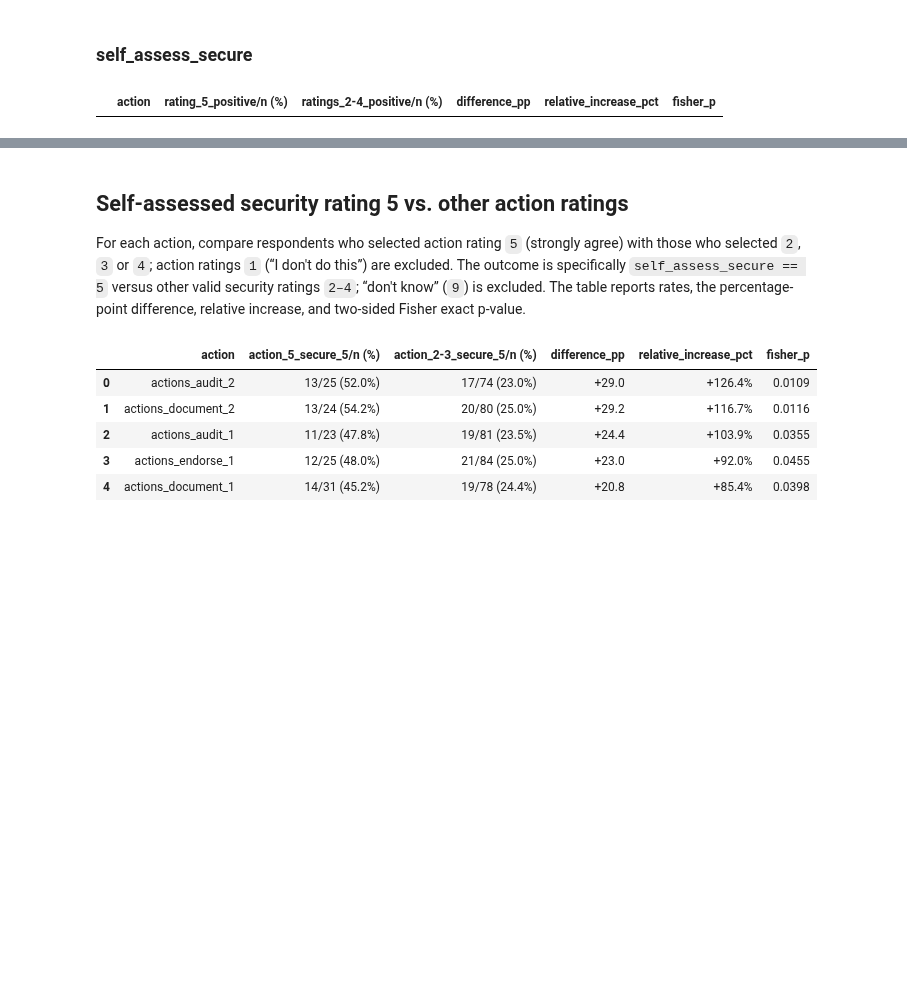
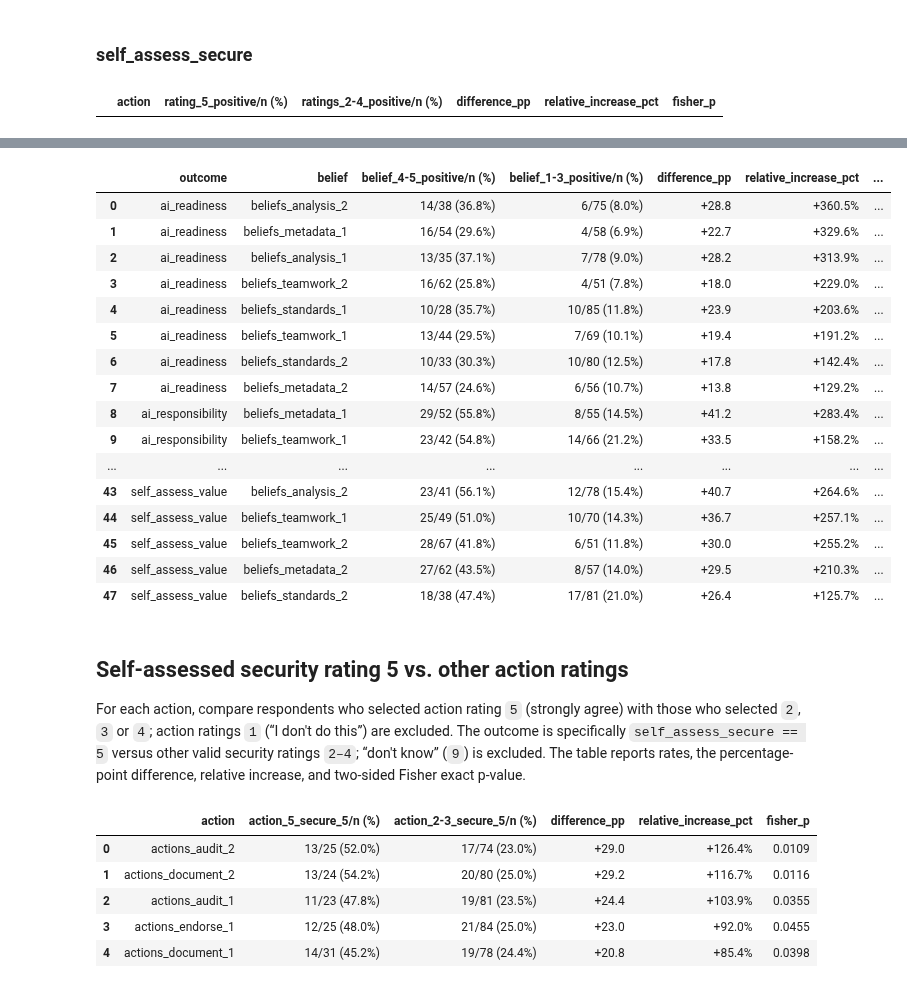
Before and after one commit to Aristotle-Metadata-Enterprises/mast-toolkit-notebooks, a Jupyter notebook: notebooks/dataversity_analysis.ipynb, the cells around one changed output, grey strips where cells are left out. Drawn from its saved outputs; the diff is of its cells as text; code cells hidden in the pictures; blank space fills up the shorter version.

```diff
--- a/notebooks/dataversity_analysis.ipynb
+++ b/notebooks/dataversity_analysis.ipynb
@@ -449,3 +453,101 @@ for outcome_column in outcome_columns:
+# %%
+belief_outcome_rows = []
+outcome_columns = [*ai_outcome_columns, *self_assess_columns]
+
+for belief_column in beliefs_columns:
+    for outcome_column in outcome_columns:
+        paired = completed[[belief_column, outcome_column]].replace(
+            9, float("nan")
+        ).dropna()
+        paired = paired.loc[
+            paired[belief_column].isin([1, 2, 3, 4, 5])
+            & paired[outcome_column].isin([1, 2, 3, 4, 5])
+        ]
+
+        belief_positive = paired[belief_column].isin([4, 5])
+        outcome_positive = paired[outcome_column].isin([4, 5])
+        positive_belief_group = outcome_positive.loc[belief_positive]
+        other_belief_group = outcome_positive.loc[~belief_positive]
+        positive_belief_n = len(positive_belief_group)
+        other_belief_n = len(other_belief_group)
+        positive_belief_rate = (
+            positive_belief_group.mean() if positive_belief_n else float("nan")
+        )
+        other_belief_rate = other_belief_group.mean() if other_belief_n else float("nan")
+
+        if positive_belief_n and other_belief_n:
+            test = fisher_exact(
+                [
+                    [int(positive_belief_group.sum()), positive_belief_n - int(positive_belief_group.sum())],
+                    [int(other_belief_group.sum()), other_belief_n - int(other_belief_group.sum())],
+                ],
+                alternative="two-sided",
+            )
+            p_value = test.pvalue
+        else:
+            p_value = float("nan")
+
+        belief_outcome_rows.append(
+            {
+                "outcome": outcome_column,
+                "belief": belief_column,
+                "belief_4-5_positive/n (%)": (
+                    f"{int(positive_belief_group.sum())}/{positive_belief_n} "
+                    f"({positive_belief_rate:.1%})"
+                    if positive_belief_n
+                    else "0/0 (n/a)"
+                ),
+                "belief_1-3_positive/n (%)": (
+                    f"{int(other_belief_group.sum())}/{other_belief_n} "
+                    f"({other_belief_rate:.1%})"
+                    if other_belief_n
+                    else "0/0 (n/a)"
+                ),
+                "difference_pp": (
+                    (positive_belief_rate - other_belief_rate) * 100
+                    if positive_belief_n and other_belief_n
+                    else float("nan")
+                ),
+                "relative_increase_pct": (
+                    (positive_belief_rate / other_belief_rate - 1) * 100
+                    if positive_belief_n and other_belief_n and other_belief_rate > 0
+                    else float("nan")
+                ),
+                "fisher_p": p_value,
+            }
+        )
+
+belief_outcome_comparison = pd.DataFrame(belief_outcome_rows).sort_values(
+    by=["outcome","relative_increase_pct"], ascending=[True, False], na_position="last"
+)
+display(
+    belief_outcome_comparison.reset_index(drop=True).style.format(
+        {
+            "difference_pp": "{:+.1f}",
+            "relative_increase_pct": "{:+.1f}%",
+            "fisher_p": "{:.3g}"
+        },
+        na_rep="n/a",
+    )
+)
+# %% [output]
+|  | outcome | belief | belief_4-5_positive/n (%) | belief_1-3_positive/n (%) | difference_pp | relative_increase_pct | ... |
+| 0 | ai_readiness | beliefs_analysis_2 | 14/38 (36.8%) | 6/75 (8.0%) | +28.8 | +360.5% | ... |
+| 1 | ai_readiness | beliefs_metadata_1 | 16/54 (29.6%) | 4/58 (6.9%) | +22.7 | +329.6% | ... |
+| 2 | ai_readiness | beliefs_analysis_1 | 13/35 (37.1%) | 7/78 (9.0%) | +28.2 | +313.9% | ... |
+| 3 | ai_readiness | beliefs_teamwork_2 | 16/62 (25.8%) | 4/51 (7.8%) | +18.0 | +229.0% | ... |
+| 4 | ai_readiness | beliefs_standards_1 | 10/28 (35.7%) | 10/85 (11.8%) | +23.9 | +203.6% | ... |
+| 5 | ai_readiness | beliefs_teamwork_1 | 13/44 (29.5%) | 7/69 (10.1%) | +19.4 | +191.2% | ... |
+| 6 | ai_readiness | beliefs_standards_2 | 10/33 (30.3%) | 10/80 (12.5%) | +17.8 | +142.4% | ... |
+| 7 | ai_readiness | beliefs_metadata_2 | 14/57 (24.6%) | 6/56 (10.7%) | +13.8 | +129.2% | ... |
+| 8 | ai_responsibility | beliefs_metadata_1 | 29/52 (55.8%) | 8/55 (14.5%) | +41.2 | +283.4% | ... |
+| 9 | ai_responsibility | beliefs_teamwork_1 | 23/42 (54.8%) | 14/66 (21.2%) | +33.5 | +158.2% | ... |
+| ... | ... | ... | ... | ... | ... | ... | ... |
+| 43 | self_assess_value | beliefs_analysis_2 | 23/41 (56.1%) | 12/78 (15.4%) | +40.7 | +264.6% | ... |
+| 44 | self_assess_value | beliefs_teamwork_1 | 25/49 (51.0%) | 10/70 (14.3%) | +36.7 | +257.1% | ... |
+| 45 | self_assess_value | beliefs_teamwork_2 | 28/67 (41.8%) | 6/51 (11.8%) | +30.0 | +255.2% | ... |
+| 46 | self_assess_value | beliefs_metadata_2 | 27/62 (43.5%) | 8/57 (14.0%) | +29.5 | +210.3% | ... |
+| 47 | self_assess_value | beliefs_standards_2 | 18/38 (47.4%) | 17/81 (21.0%) | +26.4 | +125.7% | ... |
 # %% [markdown]
 ## Self-assessed security rating 5 vs. other action ratings
 
```
Also changed, not shown: parts of 2 cells of this notebook, 1 other file.
